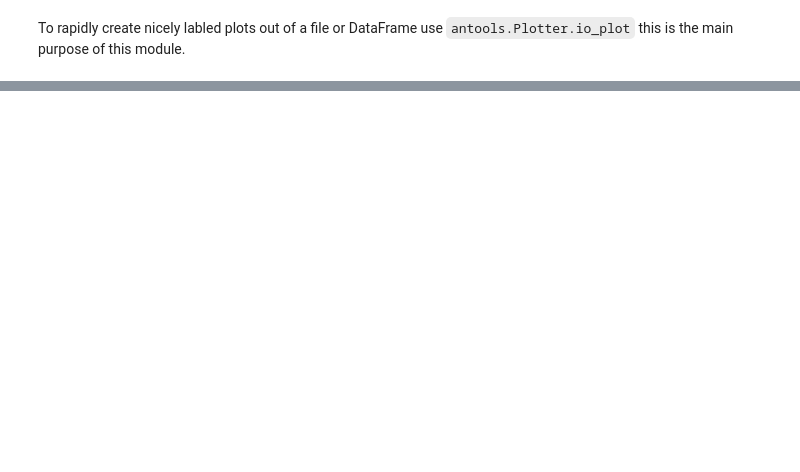
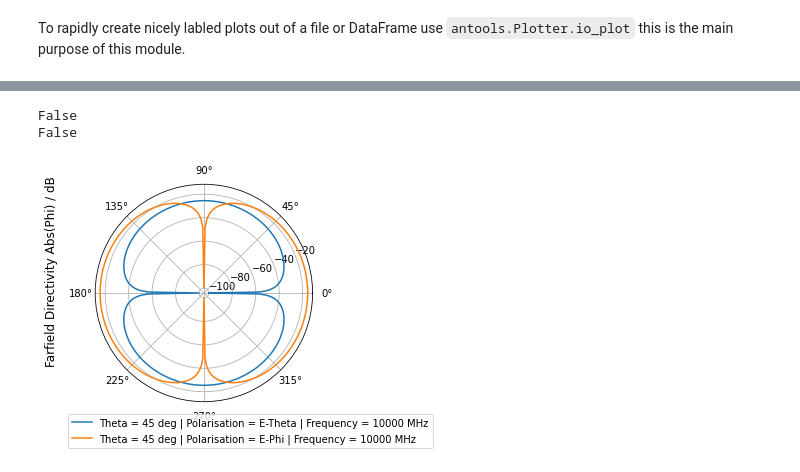
Before and after one commit to nahuiHoellmann/antenna-directivity-plotter, a Jupyter notebook: example/examples.ipynb, the cells around one changed output, grey strips where cells are left out. Saved outputs shown, nothing was run; the diff lists cells and outputs as text; code cells hidden in the pictures; blank space fills up the shorter version.

Commit message:
Add way to constrain plot output

```diff
--- a/example/examples.ipynb
+++ b/example/examples.ipynb
@@ -92,0 +65,11 @@ antools.Plotter.io_plot(
+# %%
+antools.Plotter.io_plot(
+    df,  # This could also be a filename
+    lock=("Theta", 45),
+    freq="10000 MHz",  # This is only needed for the label when using a file_name as input this must also be the sheet name
+    constr_min=-40
+)
+# %% [output]
+False
+False
+[figure, added]
```
Also changed, not shown: parts of 6 cells of this notebook, 1 other file.
